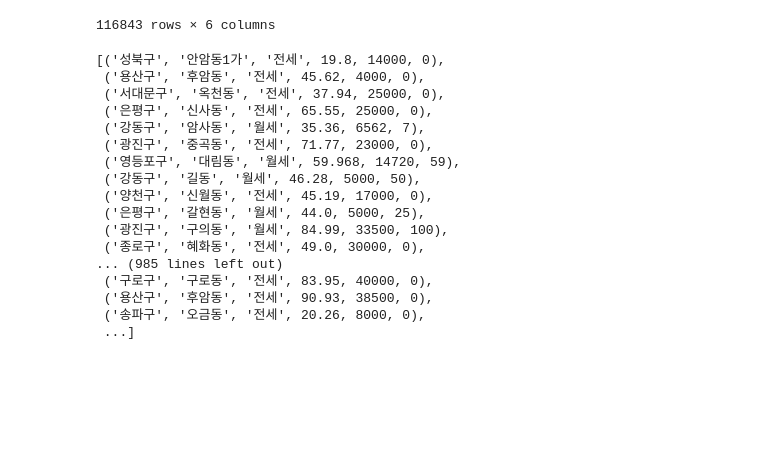
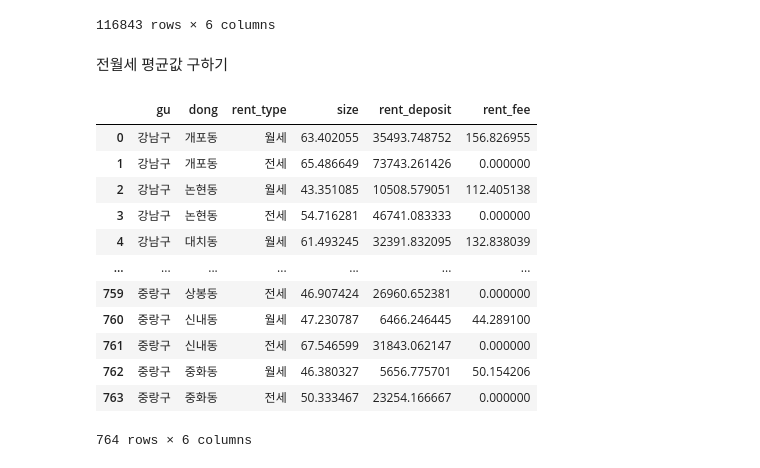
Before and after one commit to addinedu-ros-9th/eda-repo-2, a Jupyter notebook: data_collection/insert_rent.ipynb, the cells around one changed output. Saved outputs shown, nothing was run; the diff lists cells and outputs as text; code cells hidden in the pictures; blank space fills up the shorter version.

Commit message:
insert rent

```diff
--- a/data_collection/insert_rent.ipynb
+++ b/data_collection/insert_rent.ipynb
@@ -40,6 +40,30 @@ df
 | 137797 | 강동구 | 암사동 | 전세 | 70.77 | 31500 | 0 |
 | 137798 | 강서구 | 방화동 | 월세 | 77.31 | 2000 | 85 |
 116843 rows × 6 columns
+# %% [markdown]
+전월세 평균값 구하기
+# %%
+average_rent_by_gu = df.groupby(['gu', 'dong', 'rent_type']).agg({
+    'size': 'mean',             # 면적의 평균
+    'rent_deposit': 'mean',     # 보증금의 평균
+    'rent_fee': 'mean',         # 전월세 평균
+}).reset_index()
+
+average_rent_by_gu
+# %% [output]
+|  | gu | dong | rent_type | size | rent_deposit | rent_fee |
+| 0 | 강남구 | 개포동 | 월세 | 63.402055 | 35493.748752 | 156.826955 |
+| 1 | 강남구 | 개포동 | 전세 | 65.486649 | 73743.261426 | 0.000000 |
+| 2 | 강남구 | 논현동 | 월세 | 43.351085 | 10508.579051 | 112.405138 |
+| 3 | 강남구 | 논현동 | 전세 | 54.716281 | 46741.083333 | 0.000000 |
+| 4 | 강남구 | 대치동 | 월세 | 61.493245 | 32391.832095 | 132.838039 |
+| ... | ... | ... | ... | ... | ... | ... |
+| 759 | 중랑구 | 상봉동 | 전세 | 46.907424 | 26960.652381 | 0.000000 |
+| 760 | 중랑구 | 신내동 | 월세 | 47.230787 | 6466.246445 | 44.289100 |
+| 761 | 중랑구 | 신내동 | 전세 | 67.546599 | 31843.062147 | 0.000000 |
+| 762 | 중랑구 | 중화동 | 월세 | 46.380327 | 5656.775701 | 50.154206 |
+| 763 | 중랑구 | 중화동 | 전세 | 50.333467 | 23254.166667 | 0.000000 |
+764 rows × 6 columns
 # %%
 import mysql.connector
 
@@ -57,20 +80,0 @@ pop_list = [(row['gu'], row['dong'], row['rent_type'], row['size'],row['rent_dep
-# %%
-pop_list
-# %% [output]
-[('성북구', '안암동1가', '전세', 19.8, 14000, 0),
- ('용산구', '후암동', '전세', 45.62, 4000, 0),
- ('서대문구', '옥천동', '전세', 37.94, 25000, 0),
- ('은평구', '신사동', '전세', 65.55, 25000, 0),
- ('강동구', '암사동', '월세', 35.36, 6562, 7),
- ('광진구', '중곡동', '전세', 71.77, 23000, 0),
- ('영등포구', '대림동', '월세', 59.968, 14720, 59),
- ('강동구', '길동', '월세', 46.28, 5000, 50),
- ('양천구', '신월동', '전세', 45.19, 17000, 0),
- ('은평구', '갈현동', '월세', 44.0, 5000, 25),
- ('광진구', '구의동', '월세', 84.99, 33500, 100),
- ('종로구', '혜화동', '전세', 49.0, 30000, 0),
-... (985 lines left out)
- ('구로구', '구로동', '전세', 83.95, 40000, 0),
- ('용산구', '후암동', '전세', 90.93, 38500, 0),
- ('송파구', '오금동', '전세', 20.26, 8000, 0),
- ...]
```
Also changed, not shown: parts of 4 cells of this notebook.
